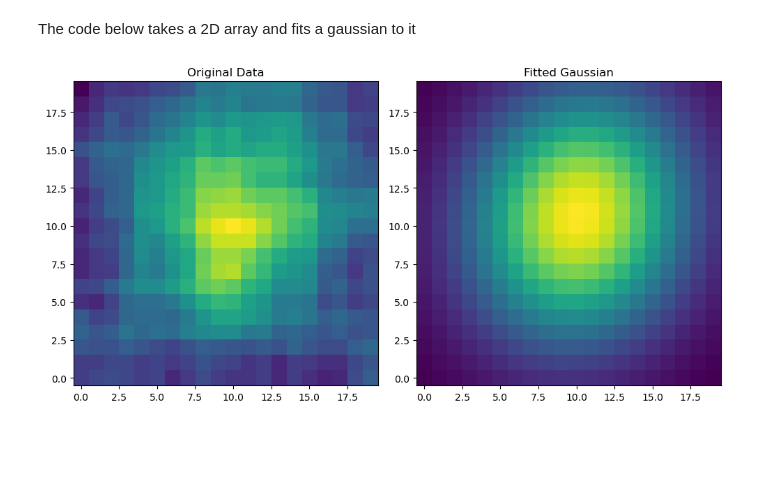
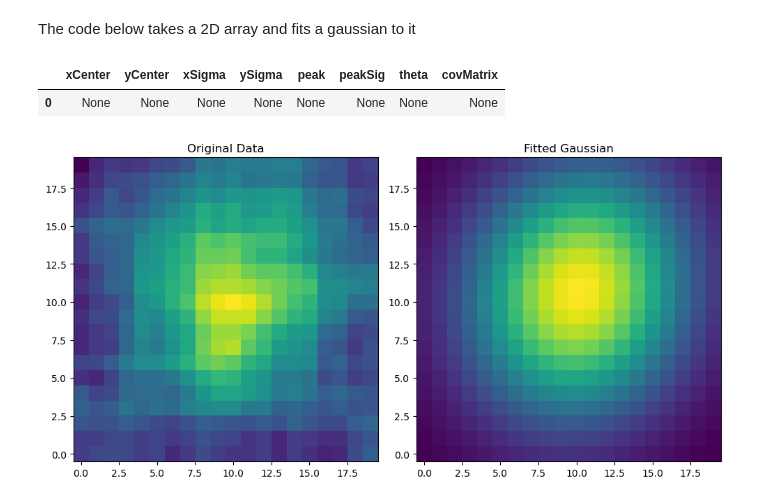
Before and after one commit to laureloneill/psf_source_localization, a Jupyter notebook: psf.ipynb, the cells around one changed output. Saved outputs shown, nothing was run; the diff lists cells and outputs as text; code cells hidden in the pictures; blank space fills up the shorter version.

```diff
--- a/psf.ipynb
+++ b/psf.ipynb
@@ -291,6 +291,11 @@ def analyze_localization(data_dir,window=10,plot = False ):
 
     result = pd.DataFrame(result)
     return result
+# %%
+analyze_localization(r"Z:\Astro_BlackCAT\BlackCAT_Calibration_Data\LC_Calibration_Data\Raw Long Cell Data\subsampled_eventlists\Random Samples\BC001_Al_FF_243K_HORI_15_0\random0\Analysis\imaging_analysis",plot=True)
+# %% [output]
+|  | xCenter | yCenter | xSigma | ySigma | peak | peakSig | theta | covMatrix |
+| 0 | None | None | None | None | None | None | None | None |
 # %%
 test = analyze_localization("Z:\Astro_BlackCAT\BlackCAT_Calibration_Data\LC_Calibration_Data\Raw Long Cell Data\Test",plot = True)
 # %% [output]
```
Also changed, not shown: 2 other files.
